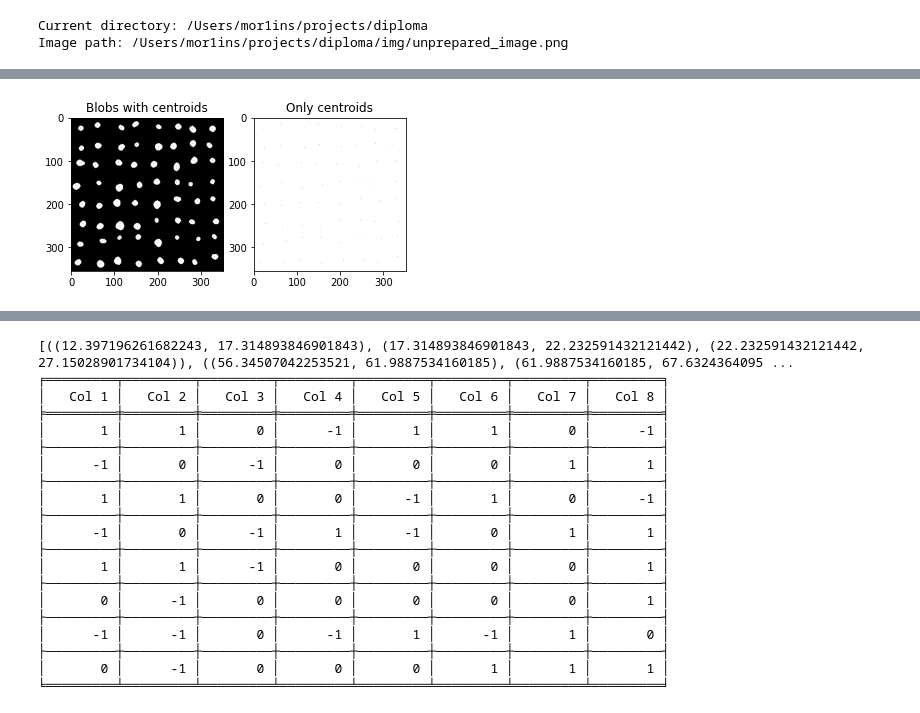
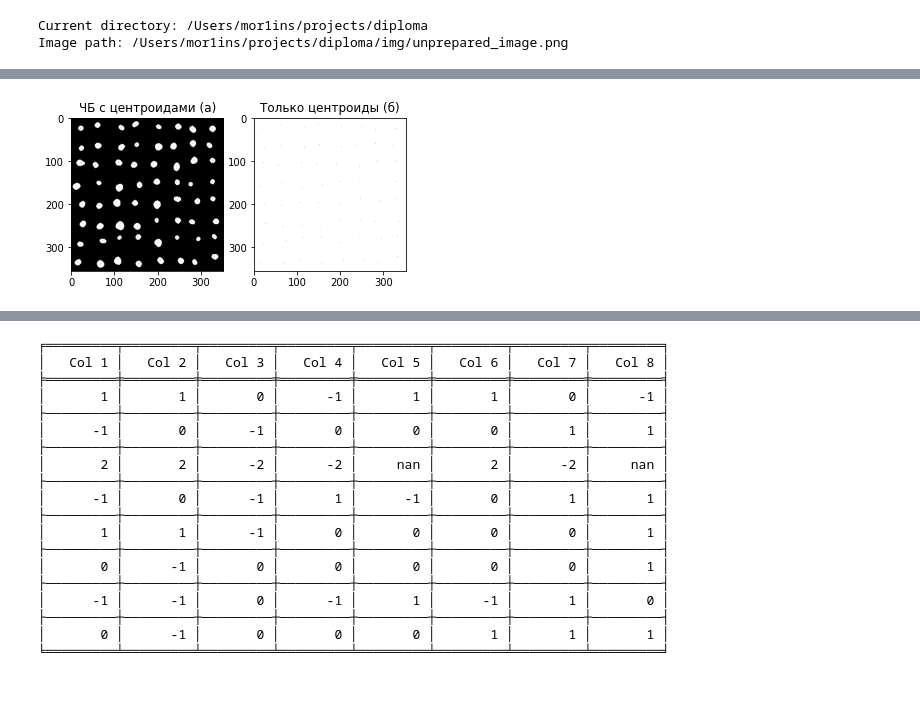
Before and after one commit to mor1ins/diploma_material, a Jupyter notebook: Decoder.ipynb, the cells around one changed output, grey strips where cells are left out. Saved outputs shown, nothing was run; the diff lists cells and outputs as text; code cells hidden in the pictures.

```diff
--- a/Decoder.ipynb
+++ b/Decoder.ipynb
@@ -69,6 +88,9 @@ plot_two_image(raw_image, 'Raw', image_grayscale, 'Grayscale')
 # %%
-black_white_image = binarize_image(image_grayscale, threshold=110)
+threshold_for_bw = 110
+black_white_image = binarize_image(image_grayscale, threshold=threshold_for_bw)
 deleted_noise_image = black_white_image.filter(ImageFilter.MedianFilter(11))
 
-plot_two_image(black_white_image, 'After thresholding', deleted_noise_image, 'Denoised')
+plot_two_image(
+    black_white_image, f'ЧБ с порогом {threshold_for_bw} (в)',
+    deleted_noise_image, 'После удаления шума (г)')
 # %% [output]
@@ -76,11 +108,11 @@ plot_two_image(black_white_image, 'After thresholding', deleted_noise_image, 'De
 # %%
 pixels_array = np.array(deleted_noise_image.convert(mode='1'))
 centroids = get_centroids(pixels_array)
 
-plot_two_image(points_to_image(deleted_noise_image, centroids), 'Blobs with centroids',
-               points_to_image(np.zeros_like(deleted_noise_image), centroids), 'Only centroids')
+plot_two_image(points_to_image(deleted_noise_image, centroids), 'ЧБ с центроидами (а)',
+               points_to_image(np.zeros_like(deleted_noise_image), centroids), 'Только центроиды (б)')
 # %% [output]
-[figure, old version]
+[figure, new version]
 # %%
 def print_columns(it):
     print(tabulate.tabulate(it, [f'Col {i}' for i in range(1, N + 1)], tablefmt="fancy_grid"))
@@ -222,27 +254,38 @@ def split_into_three_intervals(minimum, maximum):
     border_2 = minimum + 2/3 * diff
     return ((minimum, border_1), (border_1, border_2), (border_2, maximum))
 
+
 def value_belongs_to_interval(value, interval):
     return interval[0] <= value and value <= interval[1]
 
-def get_position_code(value, intervals, codes):
-    for i in range(len(intervals)):
-        if value_belongs_to_interval(value, intervals[i]):
-            return codes[i]
+
+def get_position_code(value, value_class, intervals, codes):
+    if value_class == 'A':
+        for i in range(len(intervals)):
+            if value_belongs_to_interval(value, intervals[i]):
+                return codes[i]
+    else:
+        if value_belongs_to_interval(value, intervals[1]):
+            return -2
+        elif value_belongs_to_interval(value, intervals[2]):
+            return 2
+        else:
+
+
 
 intervals_x = [split_into_three_intervals(*minmax) for minmax in zip(min_x, max_x)]
 posibles_codes = [-1, 0, 1]
+
 
 x_codes = np.zeros_like(x_coordinates_of_centroids)
 for i in range(len(x_coordinates_of_centroids)):
     for j in range(len(x_coordinates_of_centroids[i])):
         value = x_coordinates_of_centroids[i,j]
         interval = intervals_x[i]
-        x_codes[i,j] = get_position_code(value, interval, posibles_codes)
+        x_codes[i,j] = get_position_code(value, classes_x[i], interval, posibles_codes)
 
 print_columns(x_codes)
 # %% [output]
-[((12.397196261682243, 17.314893846901843), (17.314893846901843, 22.232591432121442), (22.232591432121442, 27.15028901734104)), ((56.34507042253521, 61.9887534160185), (61.9887534160185, 67.6324364095 ...
 ╒═════════╤═════════╤═════════╤═════════╤═════════╤═════════╤═════════╤═════════╕
 │   Col 1 │   Col 2 │   Col 3 │   Col 4 │   Col 5 │   Col 6 │   Col 7 │   Col 8 │
 ╞═════════╪═════════╪═════════╪═════════╪═════════╪═════════╪═════════╪═════════╡
@@ -250,7 +293,7 @@ print_columns(x_codes)
 ├─────────┼─────────┼─────────┼─────────┼─────────┼─────────┼─────────┼─────────┤
 │      -1 │       0 │      -1 │       0 │       0 │       0 │       1 │       1 │
 ├─────────┼─────────┼─────────┼─────────┼─────────┼─────────┼─────────┼─────────┤
-│       1 │       1 │       0 │       0 │      -1 │       1 │       0 │      -1 │
+│       2 │       2 │      -2 │      -2 │     nan │       2 │      -2 │     nan │
 ├─────────┼─────────┼─────────┼─────────┼─────────┼─────────┼─────────┼─────────┤
 │      -1 │       0 │      -1 │       1 │      -1 │       0 │       1 │       1 │
 ├─────────┼─────────┼─────────┼─────────┼─────────┼─────────┼─────────┼─────────┤
```
Also changed, not shown: parts of 4 cells of this notebook.
